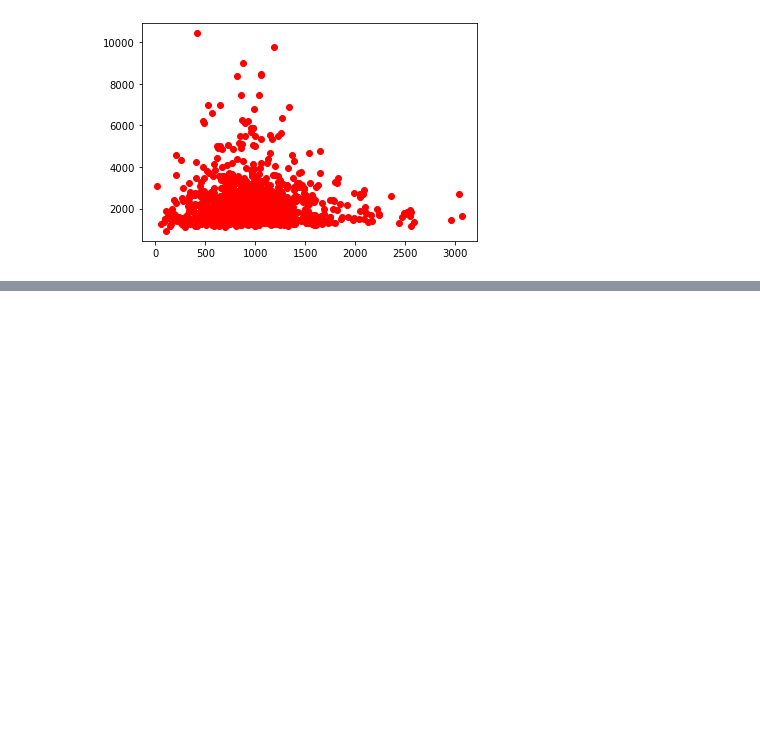
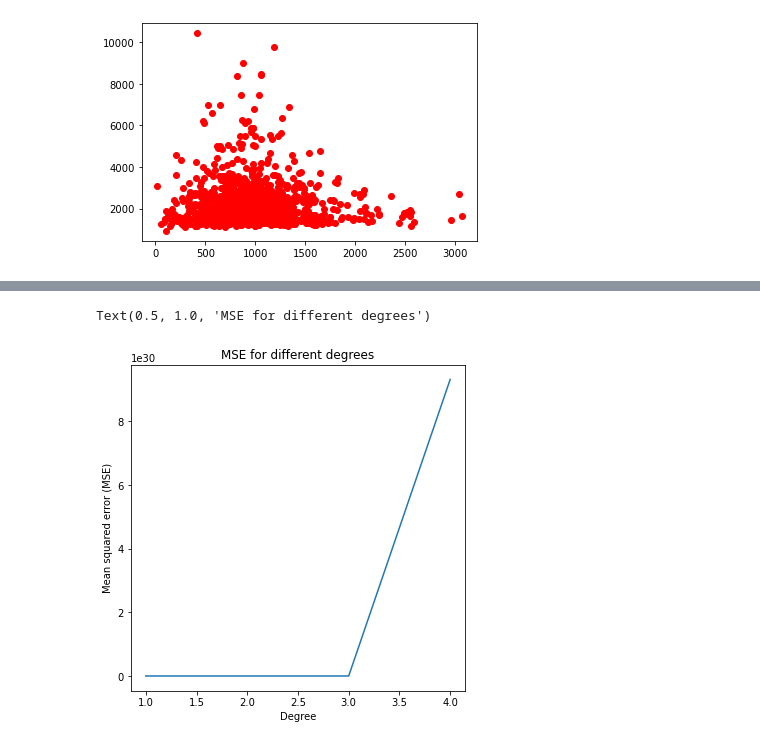
Before and after one commit to CS-433/ml-project-2-transcripted_cherry, a Jupyter notebook: Jupyter notebooks/nuclei_regression.ipynb, the cells around one changed output, grey strips where cells are left out. Saved outputs shown, nothing was run; the diff lists cells and outputs as text; code cells hidden in the pictures; blank space fills up the shorter version.

```diff
--- a/Jupyter notebooks/nuclei_regression.ipynb
+++ b/Jupyter notebooks/nuclei_regression.ipynb
@@ -179,0 +293,10 @@ np.sum(mean_intensity)
+# %%
+#Make plot to see which degree is the best for ridge regression
+fig,ax=plt.subplots(figsize=(6,6))
+ax.plot(range(1,maxdegree),cross_validation_ridge_error)
+ax.set_xlabel('Degree')
+ax.set_ylabel('Mean squared error (MSE)')
+ax.set_title('MSE for different degrees')
+# %% [output]
+Text(0.5, 1.0, 'MSE for different degrees')
+[figure, added]
```
Also changed, not shown: parts of 16 cells of this notebook.
